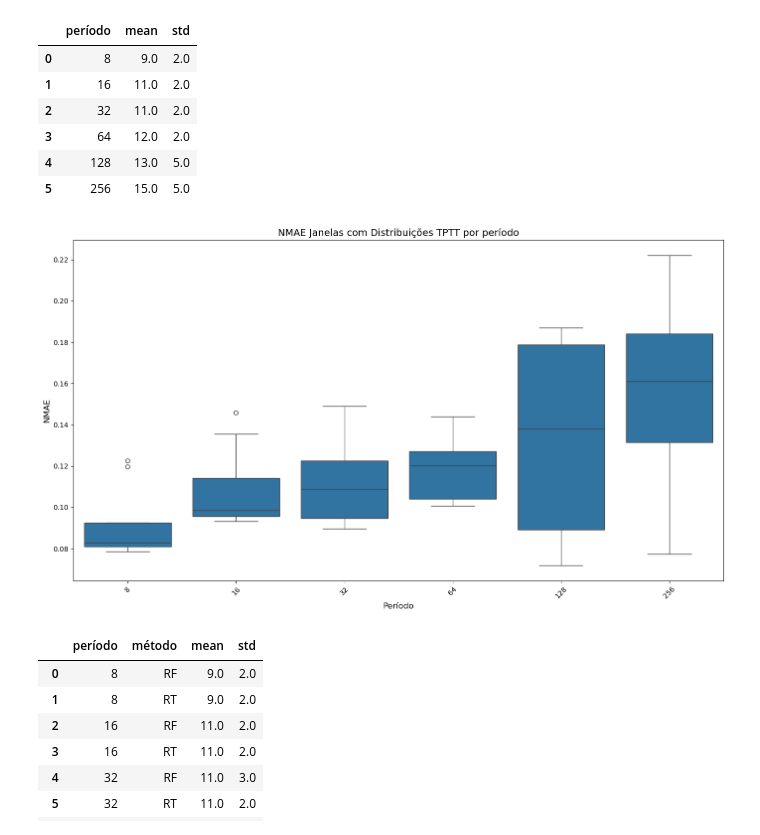
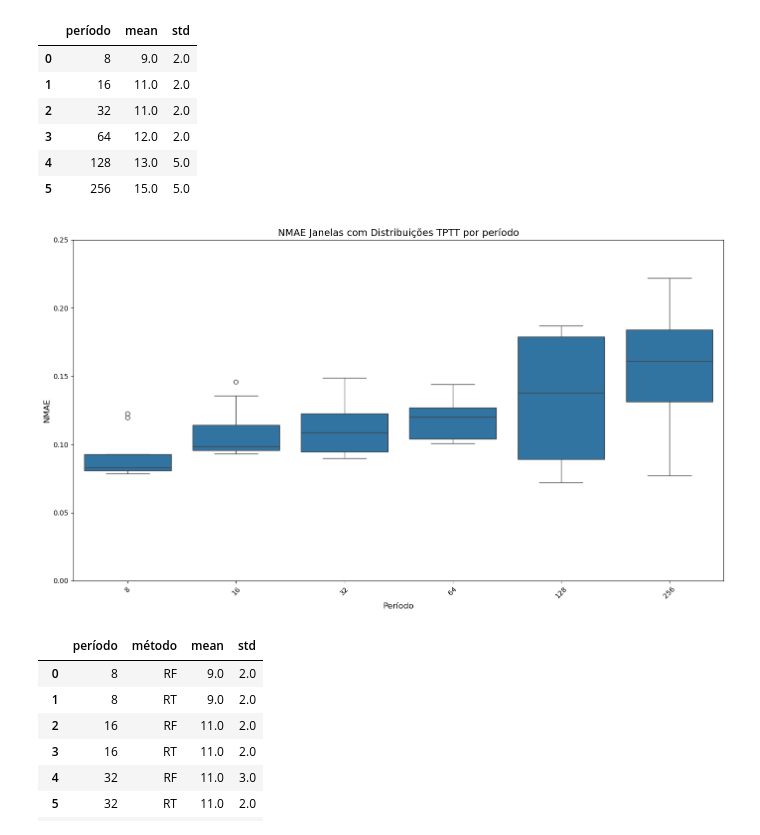
Before and after one commit to DaviVilarinho/ic-intervalo-qos, a Jupyter notebook: AnalisePeriodicidadeDistribTptt.ipynb, the cells around one changed output. Drawn from its saved outputs; the diff is of its cells as text; code cells hidden in the pictures.

```diff
--- a/AnalisePeriodicidadeDistribTptt.ipynb
+++ b/AnalisePeriodicidadeDistribTptt.ipynb
@@ -30,20 +51,22 @@ total_table.set_index('período', inplace=True)
 # %%
 import pandas as pd
 import seaborn as sns
 import matplotlib.pyplot as plt
 
 plt.figure(figsize=(14, 8))
 sns.boxplot(x='período', y='nmae', data=data)
 
 plt.xlabel("Período", fontsize=12)
 plt.ylabel("NMAE", fontsize=12)
 plt.title("NMAE Janelas com Distribuições TPTT por período", fontsize=14)
 plt.xticks(rotation=45)
+y_limits = (0, 0.25)
+plt.ylim(y_limits)
 plt.tight_layout()
 
 plt.show()
 # %% [output]
-[figure, old version]
+[figure, new version]
 # %%
 group_by_method = data.groupby(["período", "método"])['nmae'].agg(['mean', 'std']).reset_index()
 # %%
```
Also changed, not shown: parts of 5 cells of this notebook, 3 other files.
